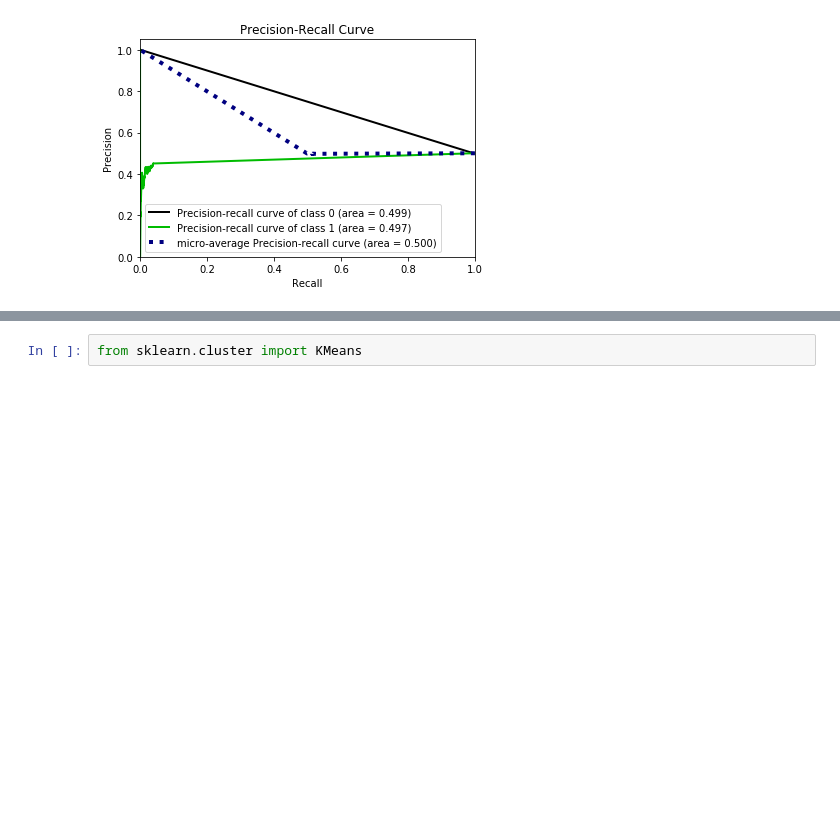
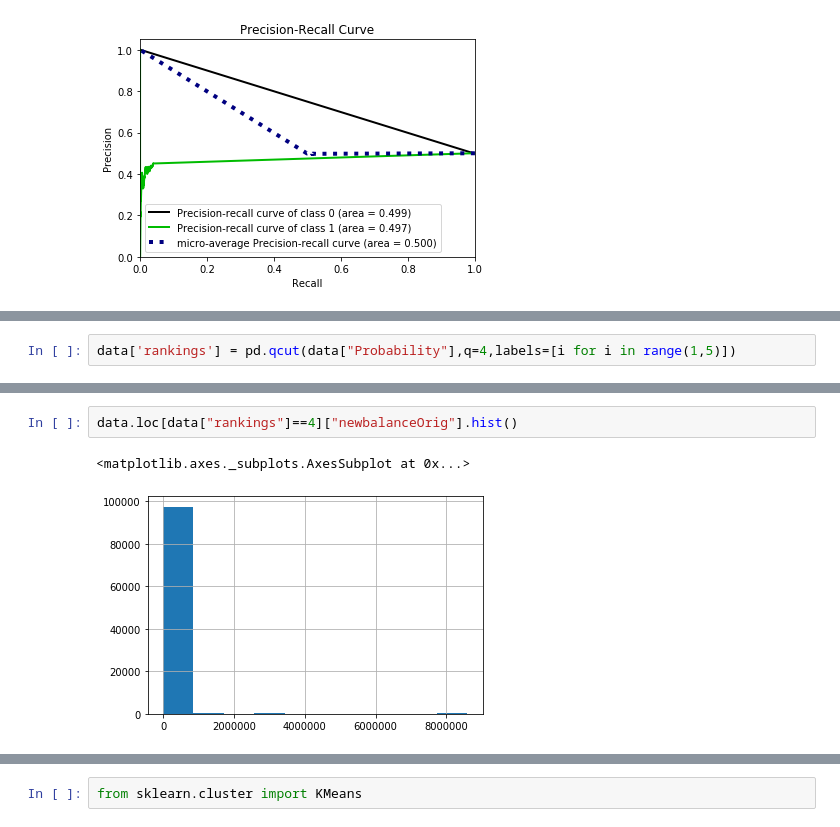
Before and after one commit to mikeayedun561/finacial_fraud, a Jupyter notebook: financial_fraud_ml.ipynb, the cells around one changed output, grey strips where cells are left out. Drawn from its saved outputs; the diff is of its cells as text; blank space fills up the shorter version.

```diff
--- a/financial_fraud_ml.ipynb
+++ b/financial_fraud_ml.ipynb
@@ -714,0 +730,2 @@ ValueError: bad input shape (392796, 2)
+# %%
+data['rankings'] = pd.qcut(data["Probability"],q=4,labels=[i for i in range(1,5)])
@@ -714,0 +752,5 @@ ValueError: bad input shape (392796, 2)
+# %%
+data.loc[data["rankings"]==4]["newbalanceOrig"].hist()
+# %% [output]
+<matplotlib.axes._subplots.AxesSubplot at 0x...>
+[figure, added]
```
Also changed, not shown: parts of 27 cells of this notebook.
